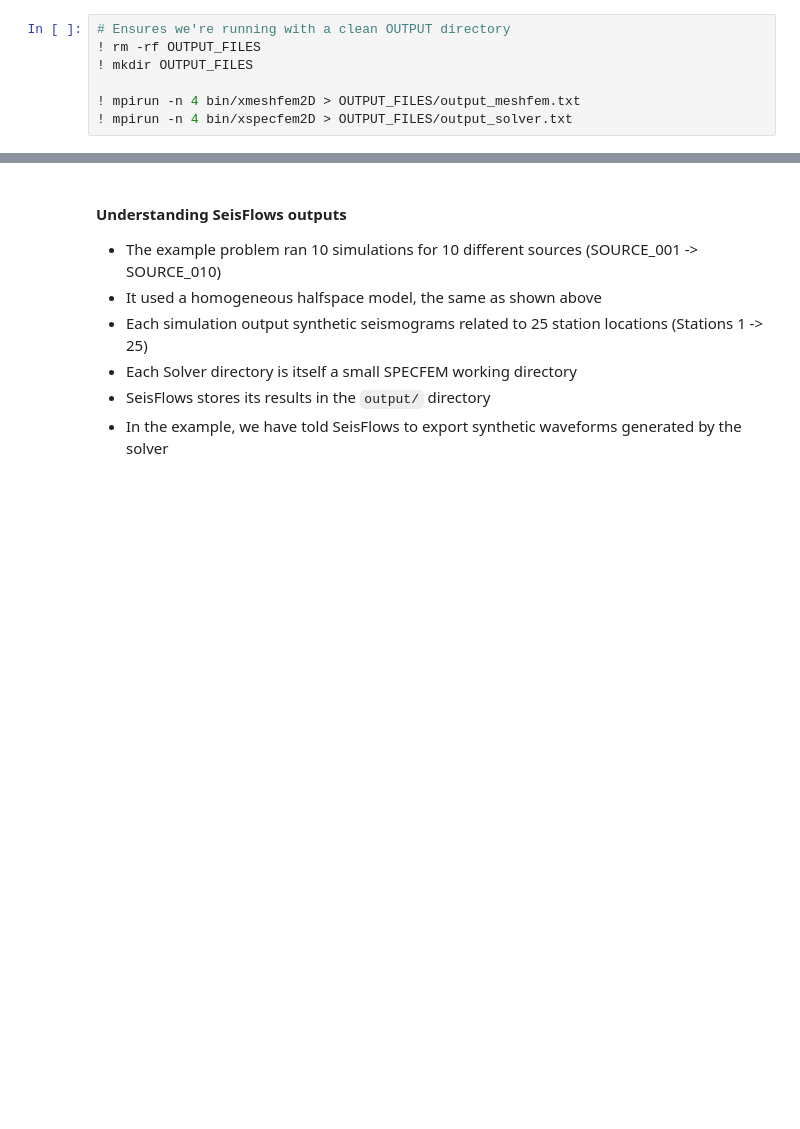
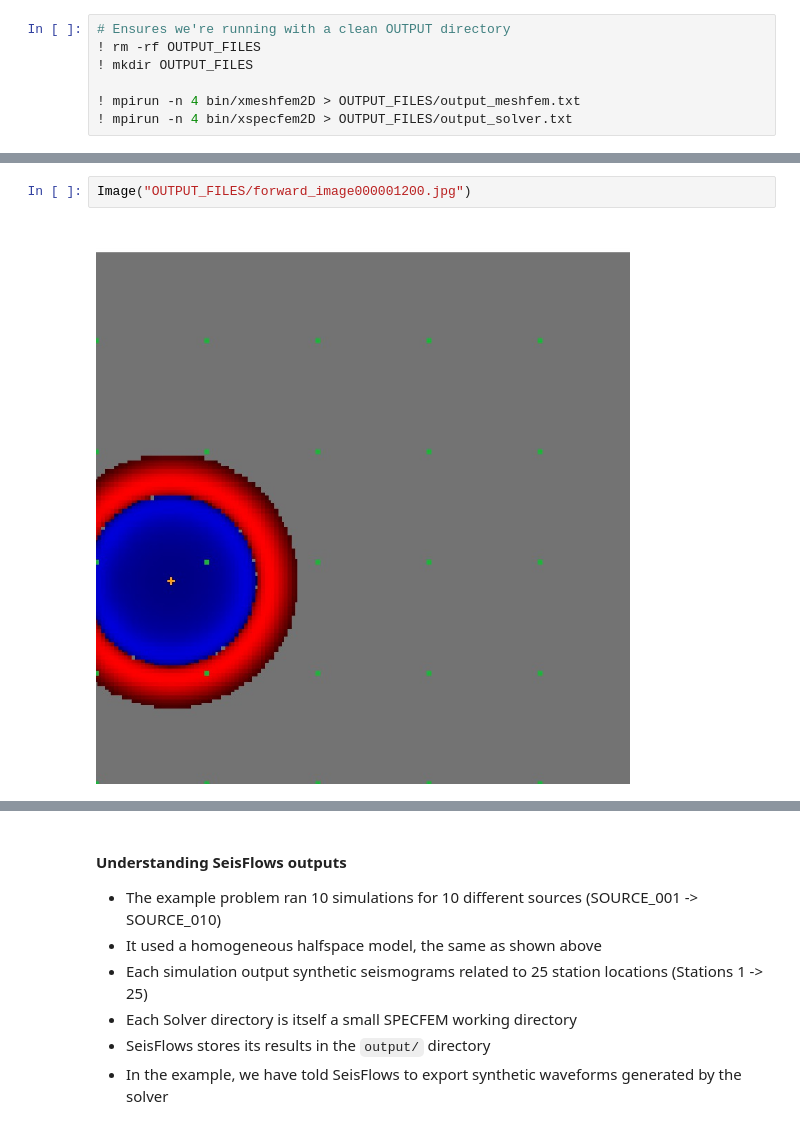
Before and after one commit to adjtomo/adjdocs, a Jupyter notebook: workshops/2022-10-05_specfem_users/completed_notebooks/day_1b_forward_simulations.ipynb, the cells around one changed output, grey strips where cells are left out. Cells and saved outputs as stored; diff of their text form; blank space fills up the shorter version.

```diff
--- a/workshops/2022-10-05_specfem_users/completed_notebooks/day_1b_forward_simulations.ipynb
+++ b/workshops/2022-10-05_specfem_users/completed_notebooks/day_1b_forward_simulations.ipynb
@@ -424,0 +564,4 @@ Image("OUTPUT_FILES/forward_image000002200.jpg")
+# %%
+Image("OUTPUT_FILES/forward_image000001200.jpg")
+# %% [output]
+[figure, added]
```
Also changed, not shown: parts of 58 cells of this notebook, 1 other file.
